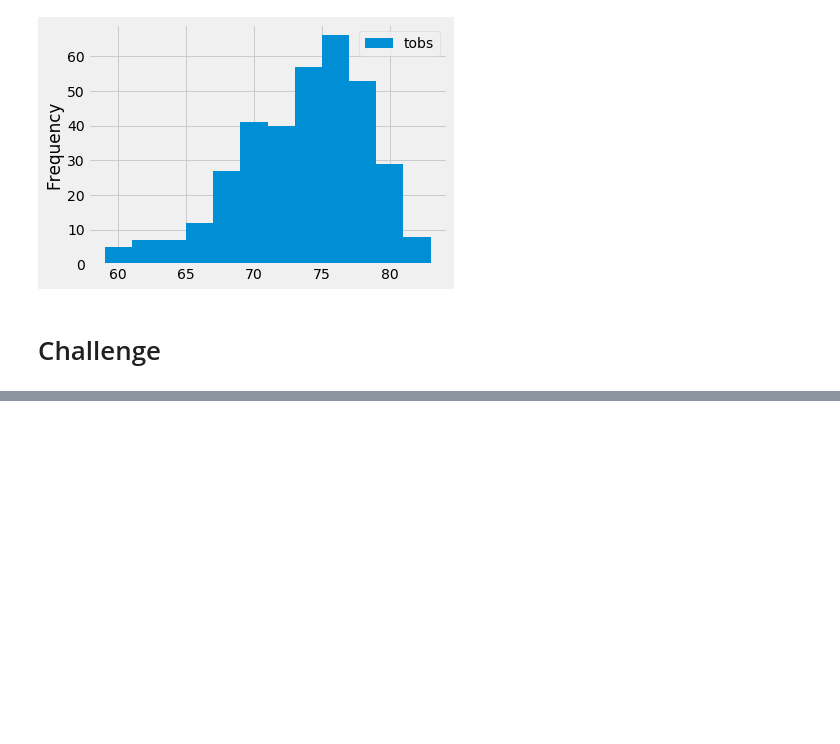
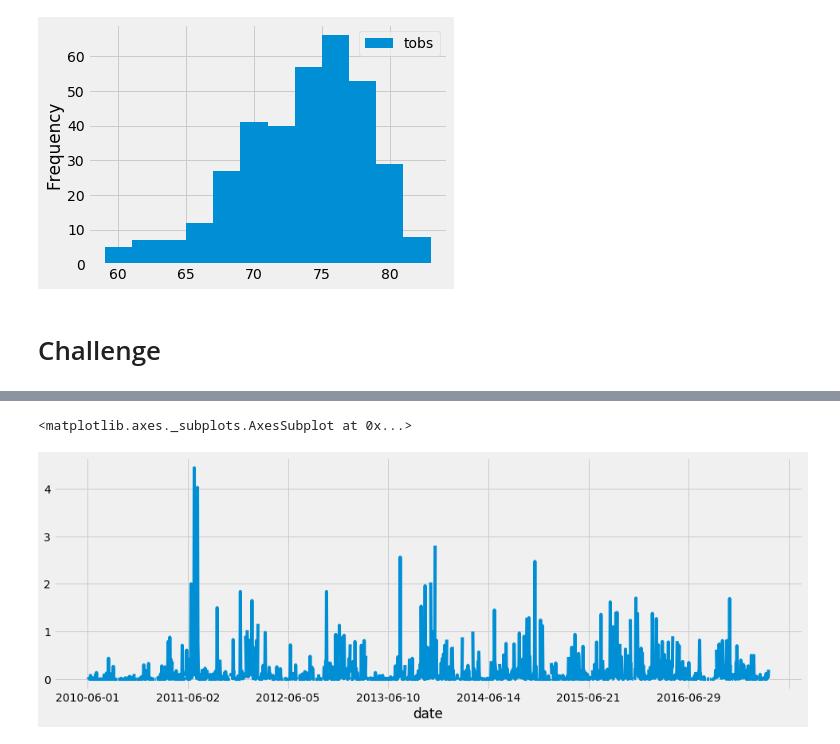
Before and after one commit to kenwelsh/surfs_up, a Jupyter notebook: climate_analysis.ipynb, the cells around one changed output, grey strips where cells are left out. Saved outputs shown, nothing was run; the diff lists cells and outputs as text; code cells hidden in the pictures; blank space fills up the shorter version.

```diff
--- a/climate_analysis.ipynb
+++ b/climate_analysis.ipynb
@@ -130,0 +187,8 @@ plt.tight_layout()
+# %%
+# Plot June precipitation to get a visual
+june_precip = june_df['precipitation']
+
+june_precip.plot(figsize=[15,5])
+# %% [output]
+<matplotlib.axes._subplots.AxesSubplot at 0x...>
+[figure, added]
```
Also changed, not shown: parts of 11 cells of this notebook, 6 other files.
